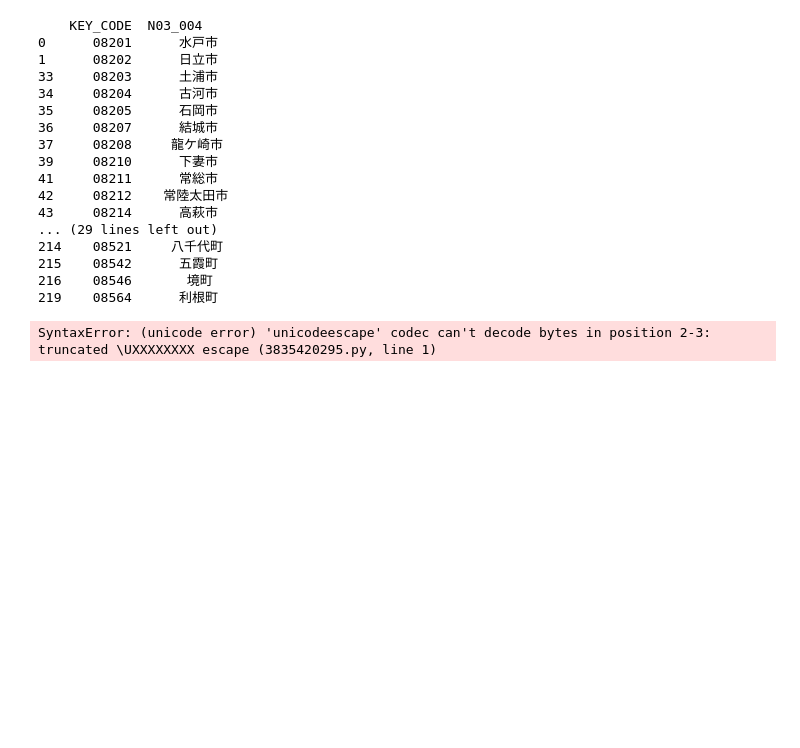
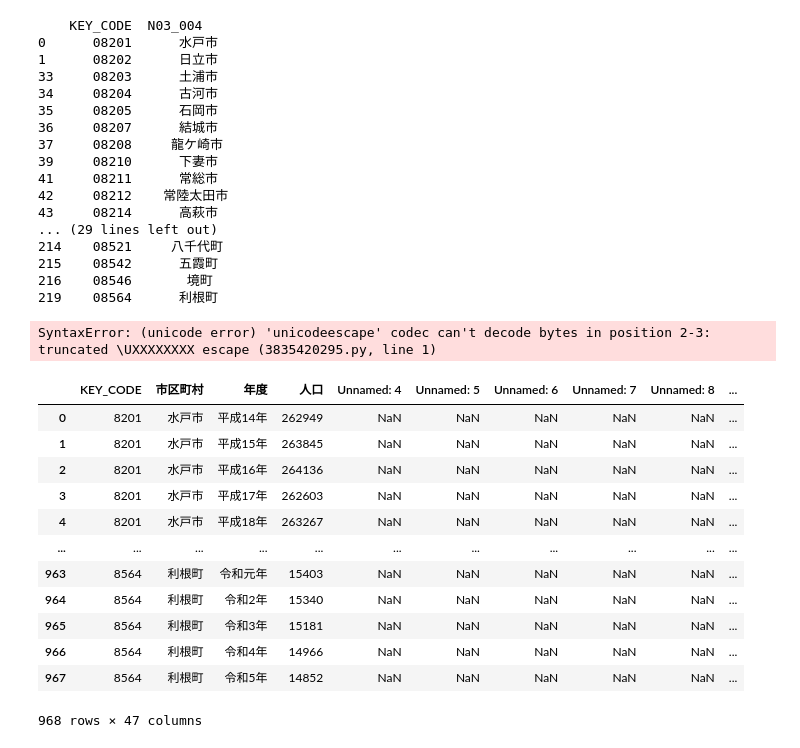
Before and after one commit to hiyopval/gis, a Jupyter notebook: finalproject/final.ipynb, the cells around one changed output. Saved outputs shown, nothing was run; the diff lists cells and outputs as text; code cells hidden in the pictures; blank space fills up the shorter version.

```diff
--- a/finalproject/final.ipynb
+++ b/finalproject/final.ipynb
@@ -96,0 +99,16 @@ unique_ibaraki.to_csv(file_path, index=False, encoding='shift_jis')
+# %%
+ibaraki_pop
+# %% [output]
+|  | KEY_CODE | 市区町村 | 年度 | 人口 | Unnamed: 4 | Unnamed: 5 | Unnamed: 6 | Unnamed: 7 | Unnamed: 8 | ... |
+| 0 | 8201 | 水戸市 | 平成14年 | 262949 | NaN | NaN | NaN | NaN | NaN | ... |
+| 1 | 8201 | 水戸市 | 平成15年 | 263845 | NaN | NaN | NaN | NaN | NaN | ... |
+| 2 | 8201 | 水戸市 | 平成16年 | 264136 | NaN | NaN | NaN | NaN | NaN | ... |
+| 3 | 8201 | 水戸市 | 平成17年 | 262603 | NaN | NaN | NaN | NaN | NaN | ... |
+| 4 | 8201 | 水戸市 | 平成18年 | 263267 | NaN | NaN | NaN | NaN | NaN | ... |
+| ... | ... | ... | ... | ... | ... | ... | ... | ... | ... | ... |
+| 963 | 8564 | 利根町 | 令和元年 | 15403 | NaN | NaN | NaN | NaN | NaN | ... |
+| 964 | 8564 | 利根町 | 令和2年 | 15340 | NaN | NaN | NaN | NaN | NaN | ... |
+| 965 | 8564 | 利根町 | 令和3年 | 15181 | NaN | NaN | NaN | NaN | NaN | ... |
+| 966 | 8564 | 利根町 | 令和4年 | 14966 | NaN | NaN | NaN | NaN | NaN | ... |
+| 967 | 8564 | 利根町 | 令和5年 | 14852 | NaN | NaN | NaN | NaN | NaN | ... |
+968 rows × 47 columns
```
Also changed, not shown: parts of 15 cells of this notebook, 1 other file.
